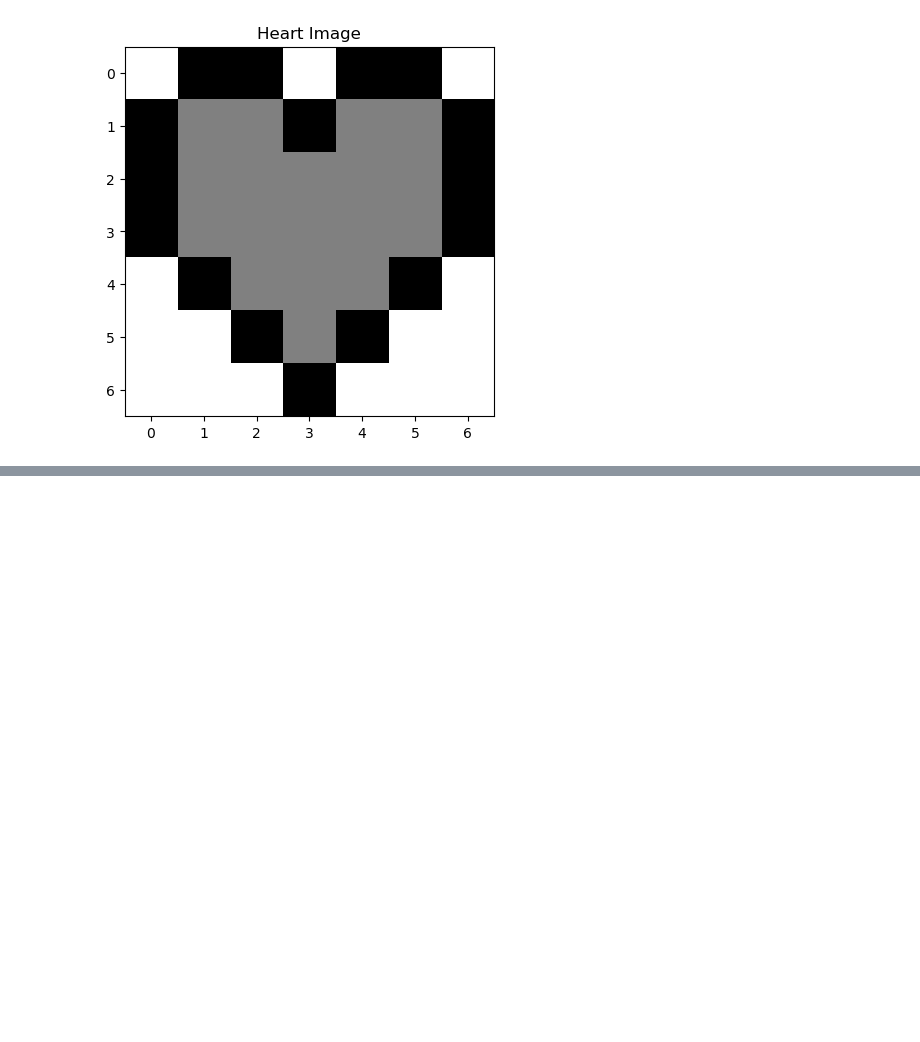
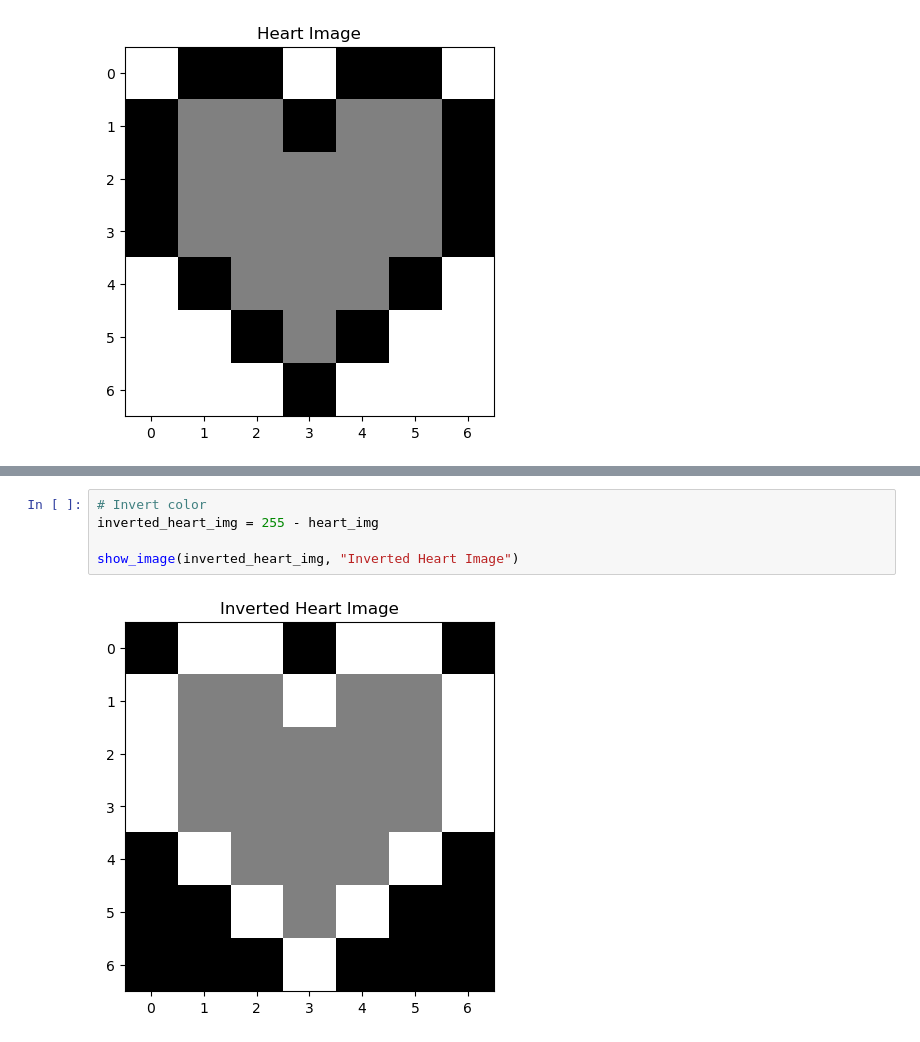
Before and after one commit to oldoc63/learningDS, a Jupyter notebook: mlSpecialty/imgTransNumPy.ipynb, the cells around one changed output, grey strips where cells are left out. Saved outputs shown, nothing was run; the diff lists cells and outputs as text; blank space fills up the shorter version.

Commit message:
Image Transformations with NumPy #579

```diff
--- a/mlSpecialty/imgTransNumPy.ipynb
+++ b/mlSpecialty/imgTransNumPy.ipynb
@@ -41,0 +52,7 @@ show_image(heart_img, "Heart Image")
+# %%
+# Invert color
+inverted_heart_img = 255 - heart_img
+
+show_image(inverted_heart_img, "Inverted Heart Image")
+# %% [output]
+[figure, added]
```
Also changed, not shown: parts of 12 cells of this notebook.
